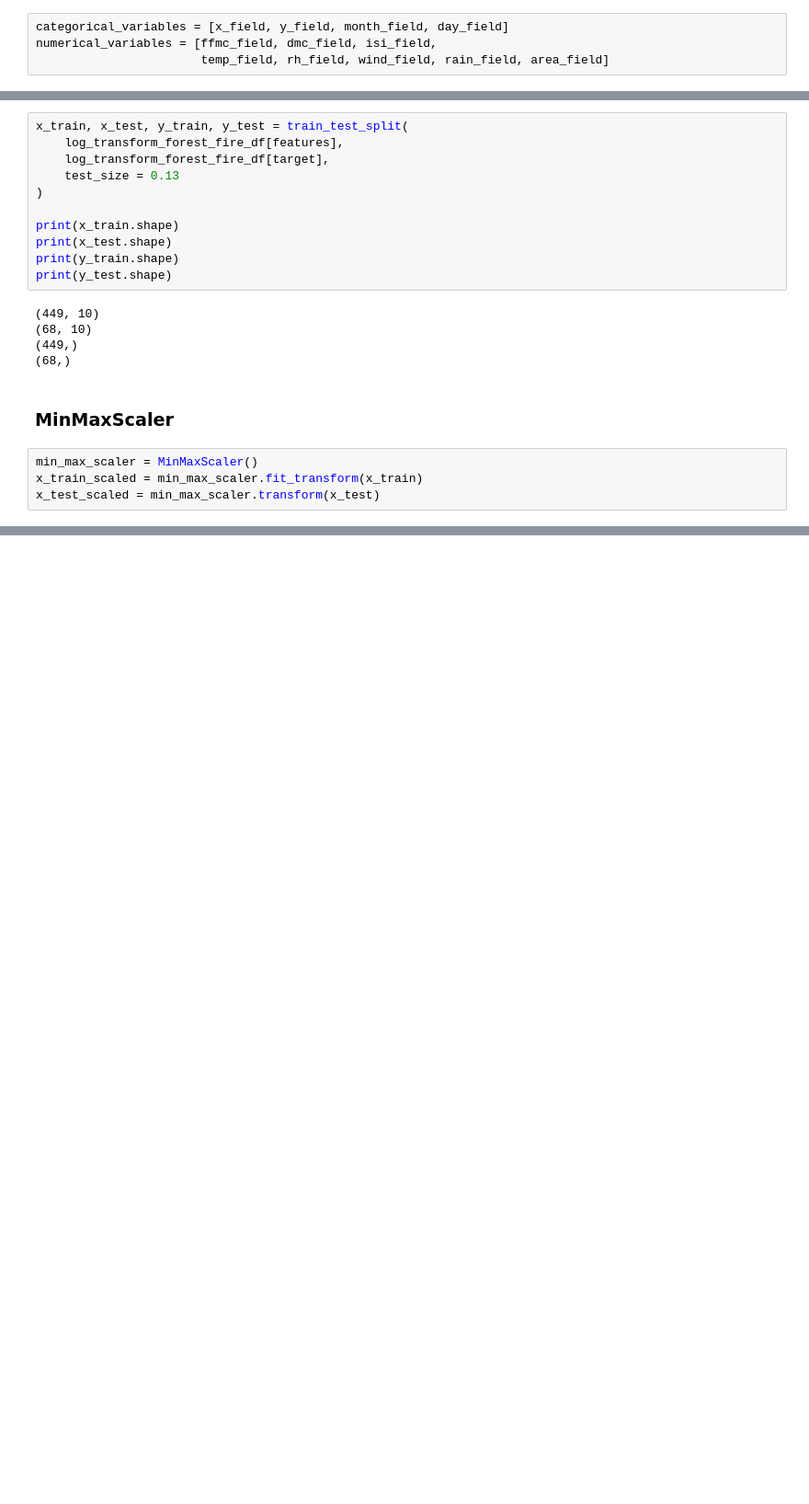
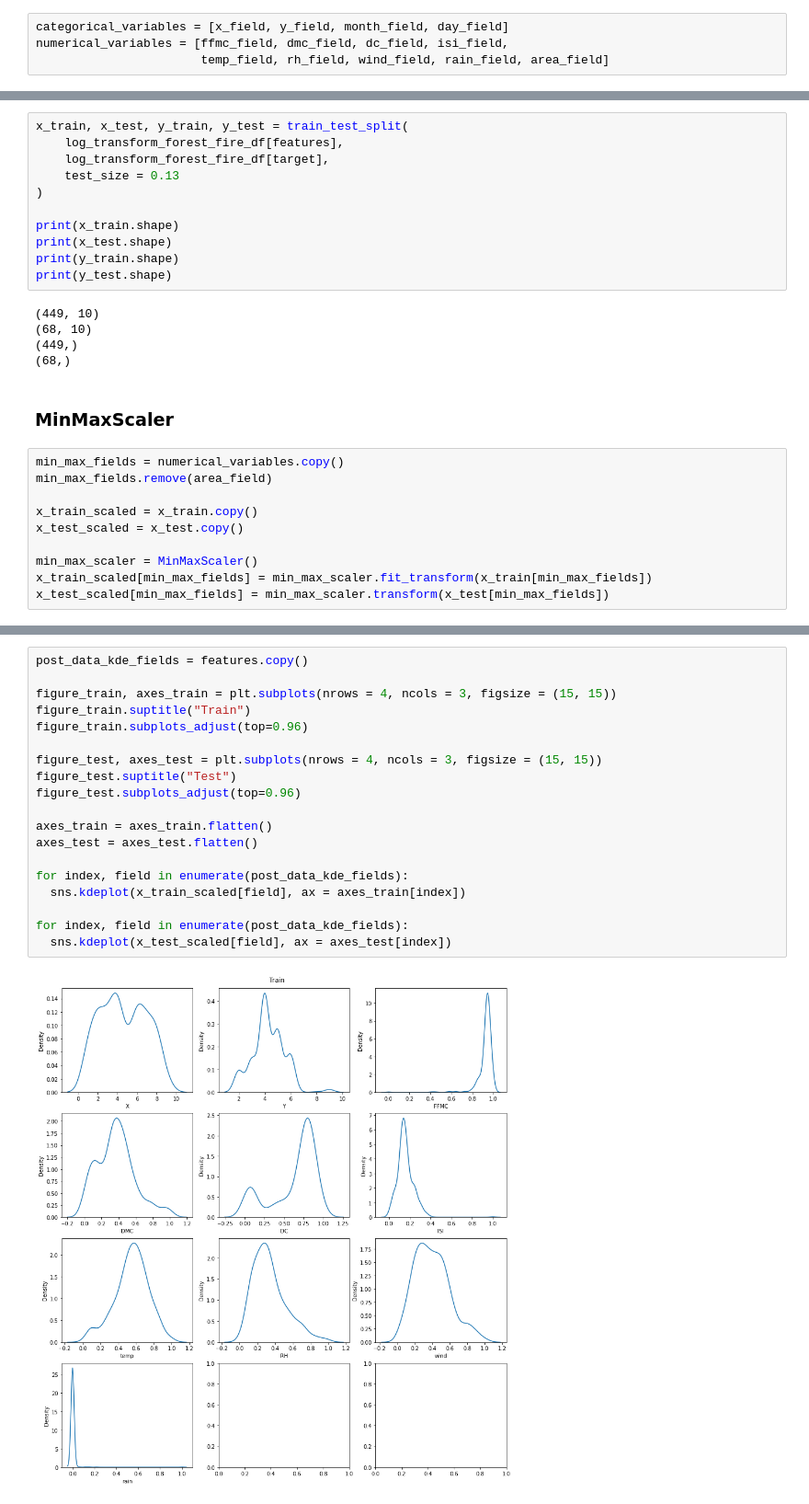
Before and after one commit to MaxZx3000/Forest-Fire, a Jupyter notebook: Final_Project_Forest_Fire_Classifier_(Anthony_Kevin_Oktavius).ipynb, the cells around one changed output, grey strips where cells are left out. Shown at 92% size. Drawn from its saved outputs; the diff is of its cells as text; blank space fills up the shorter version.

Commit message:
Added Kde Plot for Post Data Visualization.

```diff
--- a/Final_Project_Forest_Fire_Classifier_(Anthony_Kevin_Oktavius).ipynb
+++ b/Final_Project_Forest_Fire_Classifier_(Anthony_Kevin_Oktavius).ipynb
@@ -106,7 +106,7 @@ area_field = "area"
 Mendefinisikan field numerikal dan kategorikal pada dataset forest fire.
 # %%
 categorical_variables = [x_field, y_field, month_field, day_field]
-numerical_variables = [ffmc_field, dmc_field, isi_field,
+numerical_variables = [ffmc_field, dmc_field, dc_field, isi_field,
                        temp_field, rh_field, wind_field, rain_field, area_field]
 # %% [markdown]
 Mendefinisikan field-field target dan features.
@@ -330,6 +330,12 @@ print(y_test.shape)
 # %% [markdown]
 ### MinMaxScaler
 # %%
+min_max_fields = numerical_variables.copy()
+min_max_fields.remove(area_field)
+
+x_train_scaled = x_train.copy()
+x_test_scaled = x_test.copy()
+
 min_max_scaler = MinMaxScaler()
-x_train_scaled = min_max_scaler.fit_transform(x_train)
-x_test_scaled = min_max_scaler.transform(x_test)
+x_train_scaled[min_max_fields] = min_max_scaler.fit_transform(x_train[min_max_fields])
+x_test_scaled[min_max_fields] = min_max_scaler.transform(x_test[min_max_fields])
@@ -335,0 +344,21 @@ x_test_scaled = min_max_scaler.transform(x_test)
+# %%
+post_data_kde_fields = features.copy()
+
+figure_train, axes_train = plt.subplots(nrows = 4, ncols = 3, figsize = (15, 15))
+figure_train.suptitle("Train")
+figure_train.subplots_adjust(top=0.96)
+
+figure_test, axes_test = plt.subplots(nrows = 4, ncols = 3, figsize = (15, 15))
+figure_test.suptitle("Test")
+figure_test.subplots_adjust(top=0.96)
+
+axes_train = axes_train.flatten()
+axes_test = axes_test.flatten()
+
+for index, field in enumerate(post_data_kde_fields):
+  sns.kdeplot(x_train_scaled[field], ax = axes_train[index])
+
+for index, field in enumerate(post_data_kde_fields):
+  sns.kdeplot(x_test_scaled[field], ax = axes_test[index])
+# %% [output]
+[figure, added]
```
Also changed, not shown: parts of 2 cells of this notebook.
